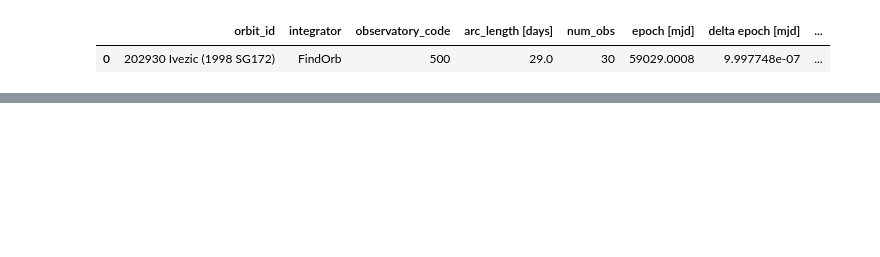
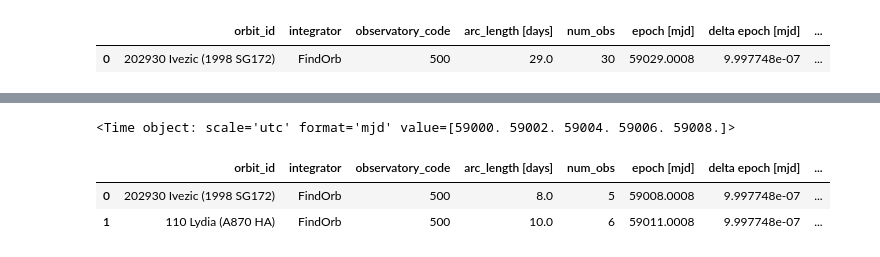
Before and after one commit to B612-Asteroid-Institute/orb_it, a Jupyter notebook: demo/orb_it_demo.ipynb, the cells around one changed output, grey strips where cells are left out. Drawn from its saved outputs; the diff is of its cells as text; code cells hidden in the pictures; blank space fills up the shorter version.

```diff
--- a/demo/orb_it_demo.ipynb
+++ b/demo/orb_it_demo.ipynb
@@ -29,0 +38,6 @@ ivezic.df
+# %%
+# Querying with JPL
+# You have to specify a time for the position of the asteroid
+# Using astropy.Time you can easily generate a time
+t0 = Time([59000], scale="utc", format="mjd")
+getOrbHorizons('202930',t0).df
@@ -48,0 +99,16 @@ NOTE: Will add more features to this demo when I get more time in the future!
+# %%
+# Obtaining the first two Orbits
+f2 = orbits[0:2]
+# Generating the specific time object list
+ob1 = t0 + [0,2,4,6,8]
+ob2 = t0 + [1,3,5,7,9,11]
+ob1
+# %% [output]
+<Time object: scale='utc' format='mjd' value=[59000. 59002. 59004. 59006. 59008.]>
+# %%
+# Thus calling our tester
+runTest(f2,'500',[ob1,ob2],FINDORB())
+# %% [output]
+|  | orbit_id | integrator | observatory_code | arc_length [days] | num_obs | epoch [mjd] | delta epoch [mjd] | ... |
+| 0 | 202930 Ivezic (1998 SG172) | FindOrb | 500 | 8.0 | 5 | 59008.0008 | 9.997748e-07 | ... |
+| 1 | 110 Lydia (A870 HA) | FindOrb | 500 | 10.0 | 6 | 59011.0008 | 9.997748e-07 | ... |
```
Also changed, not shown: parts of 23 cells of this notebook, 1 other file.
